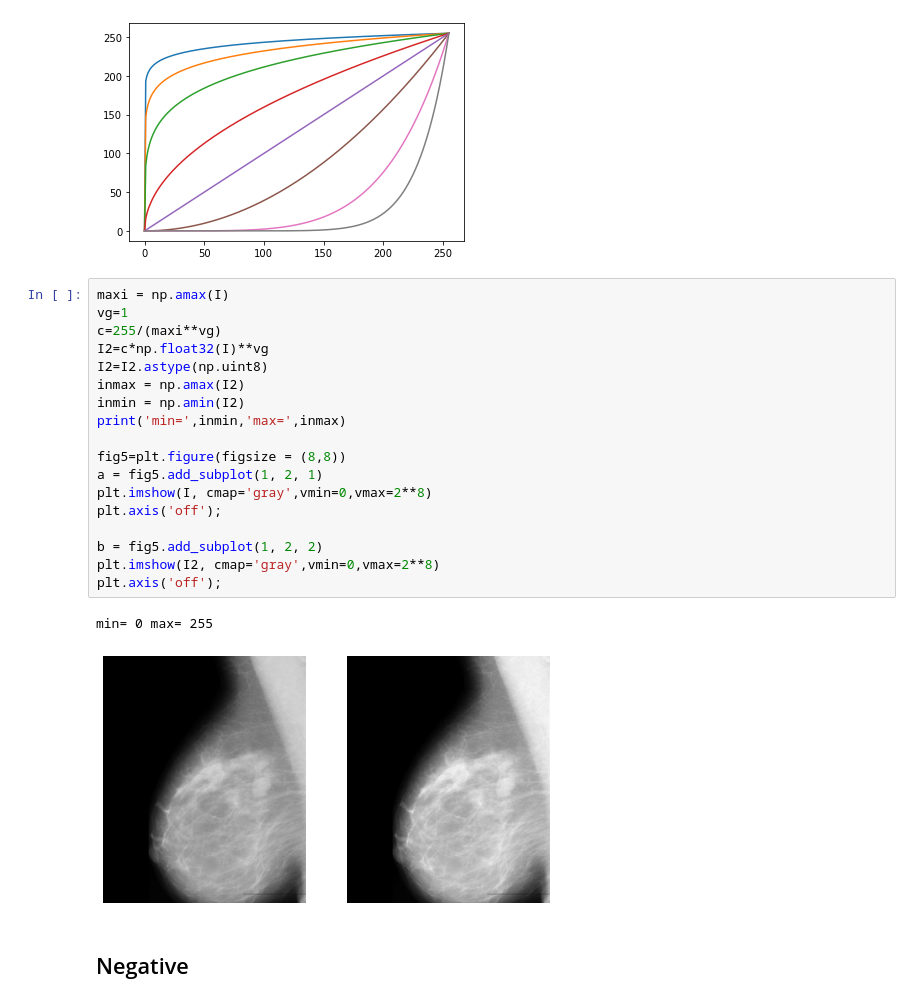
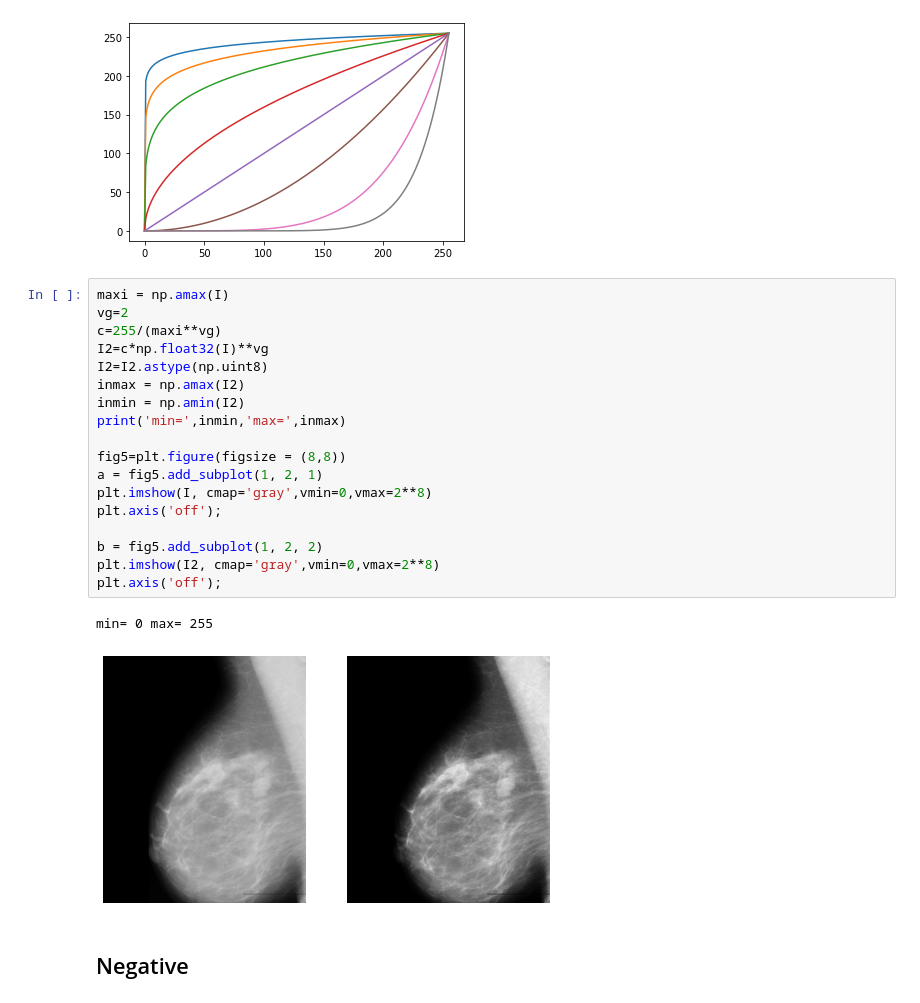
Before and after one commit to IgnacioArellano/Images_processing_using_python, a Jupyter notebook: image_enhancement.ipynb, the cells around one changed output. Drawn from its saved outputs; the diff is of its cells as text.

```diff
--- a/image_enhancement.ipynb
+++ b/image_enhancement.ipynb
@@ -104,25 +111,25 @@ for i in vg:
 [figure]
 # %%
 maxi = np.amax(I)
-vg=1
+vg=2
 c=255/(maxi**vg)
 I2=c*np.float32(I)**vg
 I2=I2.astype(np.uint8)
 inmax = np.amax(I2)
 inmin = np.amin(I2)
 print('min=',inmin,'max=',inmax)
 
 fig5=plt.figure(figsize = (8,8))
 a = fig5.add_subplot(1, 2, 1)
 plt.imshow(I, cmap='gray',vmin=0,vmax=2**8)
 plt.axis('off');
 
 b = fig5.add_subplot(1, 2, 2)
 plt.imshow(I2, cmap='gray',vmin=0,vmax=2**8)
 plt.axis('off');
 # %% [output]
 min= 0 max= 255
-[figure, old version]
+[figure, new version]
 # %% [markdown]
 ## Negative
 # %%
```
Also changed, not shown: parts of 3 cells of this notebook, 2 other files.
